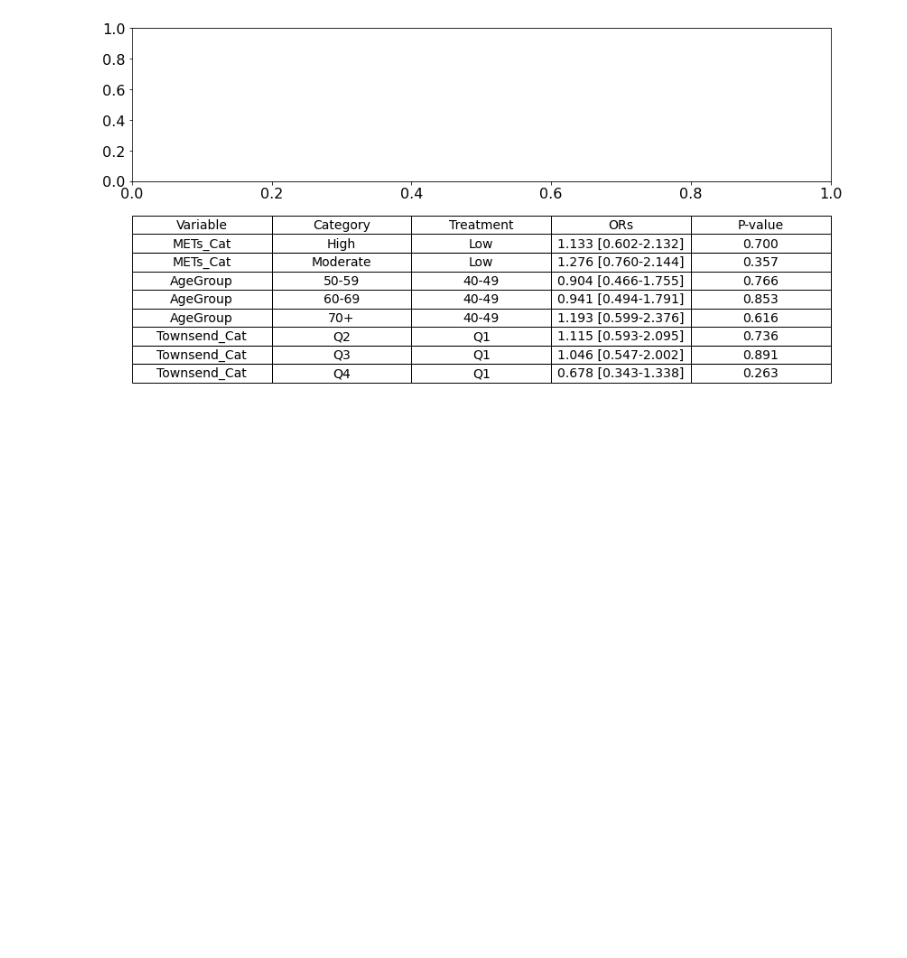
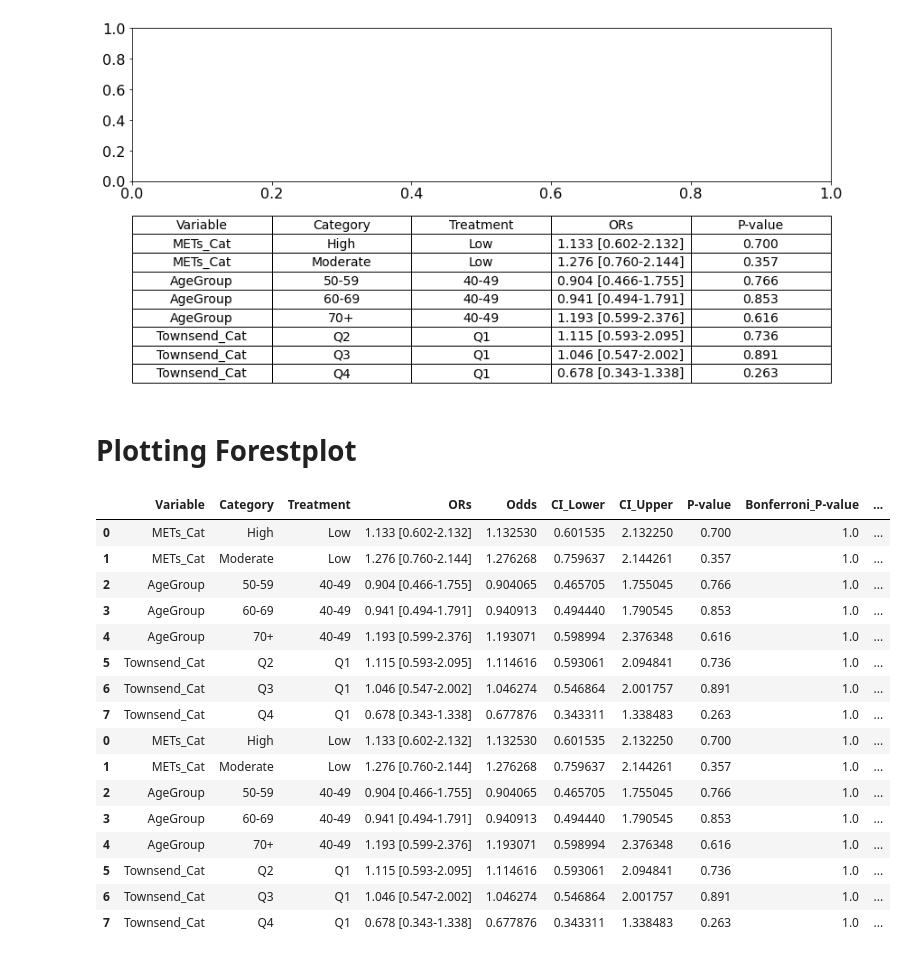
Before and after one commit to Kazuki-Yoshizawa7/Kazuki_module, a Jupyter notebook: Notebook/00_statistical_analysis.ipynb, the cells around one changed output. Saved outputs shown, nothing was run; the diff lists cells and outputs as text; code cells hidden in the pictures; blank space fills up the shorter version.

```diff
--- a/Notebook/00_statistical_analysis.ipynb
+++ b/Notebook/00_statistical_analysis.ipynb
@@ -533,3 +545,26 @@ plt.show()
 # %%
 # Groupごとに特定の変数のtableを出して、その横か何かにForestPlotを描けばわかりやすいか
 fig, ax = plt.subplots(1,1,figsize=(6, 4)
+# %% [markdown]
+# Plotting Forestplot
+# %%
+df = pd.concat([data_1,data_2],axis=0)
+df
+# %% [output]
+|  | Variable | Category | Treatment | ORs | Odds | CI_Lower | CI_Upper | P-value | Bonferroni_P-value | ... |
+| 0 | METs_Cat | High | Low | 1.133 [0.602-2.132] | 1.132530 | 0.601535 | 2.132250 | 0.700 | 1.0 | ... |
+| 1 | METs_Cat | Moderate | Low | 1.276 [0.760-2.144] | 1.276268 | 0.759637 | 2.144261 | 0.357 | 1.0 | ... |
+| 2 | AgeGroup | 50-59 | 40-49 | 0.904 [0.466-1.755] | 0.904065 | 0.465705 | 1.755045 | 0.766 | 1.0 | ... |
+| 3 | AgeGroup | 60-69 | 40-49 | 0.941 [0.494-1.791] | 0.940913 | 0.494440 | 1.790545 | 0.853 | 1.0 | ... |
+| 4 | AgeGroup | 70+ | 40-49 | 1.193 [0.599-2.376] | 1.193071 | 0.598994 | 2.376348 | 0.616 | 1.0 | ... |
+| 5 | Townsend_Cat | Q2 | Q1 | 1.115 [0.593-2.095] | 1.114616 | 0.593061 | 2.094841 | 0.736 | 1.0 | ... |
+| 6 | Townsend_Cat | Q3 | Q1 | 1.046 [0.547-2.002] | 1.046274 | 0.546864 | 2.001757 | 0.891 | 1.0 | ... |
+| 7 | Townsend_Cat | Q4 | Q1 | 0.678 [0.343-1.338] | 0.677876 | 0.343311 | 1.338483 | 0.263 | 1.0 | ... |
+| 0 | METs_Cat | High | Low | 1.133 [0.602-2.132] | 1.132530 | 0.601535 | 2.132250 | 0.700 | 1.0 | ... |
+| 1 | METs_Cat | Moderate | Low | 1.276 [0.760-2.144] | 1.276268 | 0.759637 | 2.144261 | 0.357 | 1.0 | ... |
+| 2 | AgeGroup | 50-59 | 40-49 | 0.904 [0.466-1.755] | 0.904065 | 0.465705 | 1.755045 | 0.766 | 1.0 | ... |
+| 3 | AgeGroup | 60-69 | 40-49 | 0.941 [0.494-1.791] | 0.940913 | 0.494440 | 1.790545 | 0.853 | 1.0 | ... |
+| 4 | AgeGroup | 70+ | 40-49 | 1.193 [0.599-2.376] | 1.193071 | 0.598994 | 2.376348 | 0.616 | 1.0 | ... |
+| 5 | Townsend_Cat | Q2 | Q1 | 1.115 [0.593-2.095] | 1.114616 | 0.593061 | 2.094841 | 0.736 | 1.0 | ... |
+| 6 | Townsend_Cat | Q3 | Q1 | 1.046 [0.547-2.002] | 1.046274 | 0.546864 | 2.001757 | 0.891 | 1.0 | ... |
+| 7 | Townsend_Cat | Q4 | Q1 | 0.678 [0.343-1.338] | 0.677876 | 0.343311 | 1.338483 | 0.263 | 1.0 | ... |
```
Also changed, not shown: parts of 3 cells of this notebook.
